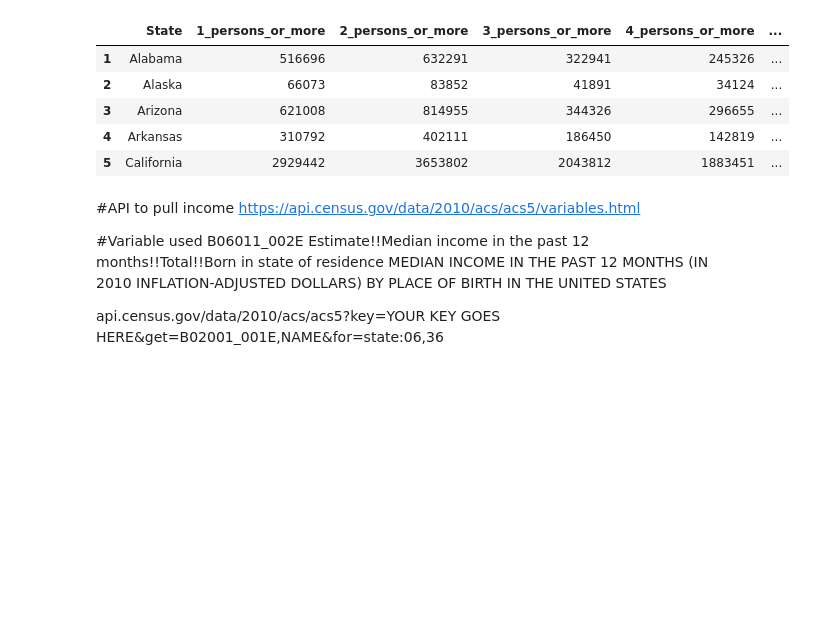
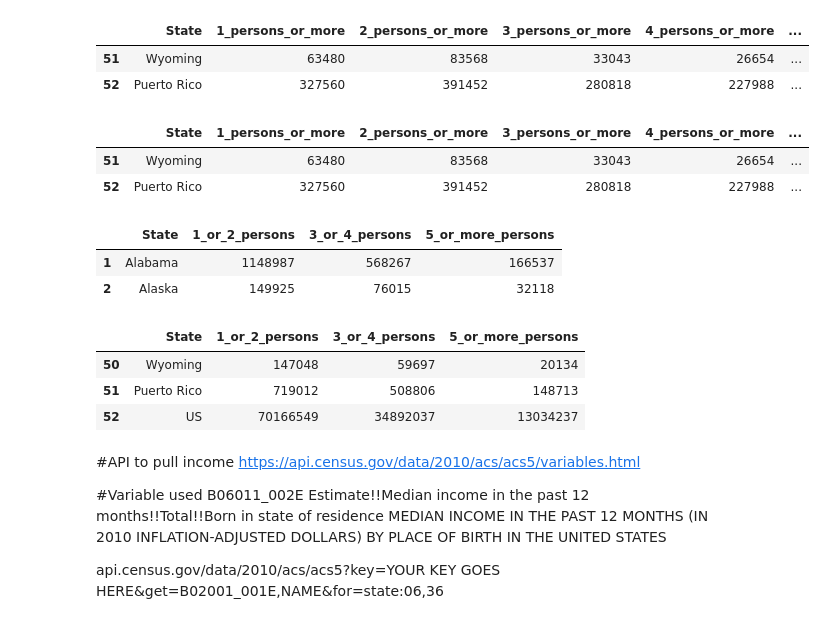
Before and after one commit to nancyculley/Medium-Data, a Jupyter notebook: Census.ipynb, the cells around one changed output. Cells and saved outputs as stored; diff of their text form; code cells hidden in the pictures; blank space fills up the shorter version.

```diff
--- a/Census.ipynb
+++ b/Census.ipynb
@@ -55,14 +82,34 @@ size = requests.get(house_size_url).json()
 # %%
 household_size_df = pd.DataFrame(size)
 household_size_df.columns = household_size_df.iloc[0]
 household_size_df = household_size_df.reindex(household_size_df.index.drop(0))
 household_size_df = household_size_df.rename(columns={"NAME":"State","H013002":"1_persons_or_more","H013003":"2_persons_or_more","H013004":"3_persons_or_more","H013005":"4_persons_or_more","H013006":"5_persons_or_more","H013007":"6_persons_or_more","H013008":"7_persons_or_more"})
 del household_size_df['state']
-household_size_df.head()
+household_size_df.tail(2)
 # %% [output]
 |  | State | 1_persons_or_more | 2_persons_or_more | 3_persons_or_more | 4_persons_or_more | ... |
-| 1 | Alabama | 516696 | 632291 | 322941 | 245326 | ... |
-| 2 | Alaska | 66073 | 83852 | 41891 | 34124 | ... |
-| 3 | Arizona | 621008 | 814955 | 344326 | 296655 | ... |
-| 4 | Arkansas | 310792 | 402111 | 186450 | 142819 | ... |
-| 5 | California | 2929442 | 3653802 | 2043812 | 1883451 | ... |
+| 51 | Wyoming | 63480 | 83568 | 33043 | 26654 | ... |
+| 52 | Puerto Rico | 327560 | 391452 | 280818 | 227988 | ... |
+# %%
+#Function to sum columns
+def sum_household_by_column(frame, new_col_name, list_of_cols_to_sum):
+    frame[new_col_name] = frame[list_of_cols_to_sum].astype(int).sum(axis=1)
+    return(frame)
+
+#Create new columns with total of combined
+household_size_df = sum_household_by_column(household_size_df, '1_or_2_persons', ['1_persons_or_more','2_persons_or_more'])
+household_size_df = sum_household_by_column(household_size_df, '3_or_4_persons', ['3_persons_or_more','4_persons_or_more'])
+household_size_df = sum_household_by_column(household_size_df, '5_or_more_persons', ['5_persons_or_more','6_persons_or_more','7_persons_or_more'])
+household_size_df.tail(2)
+# %% [output]
+|  | State | 1_persons_or_more | 2_persons_or_more | 3_persons_or_more | 4_persons_or_more | ... |
+| 51 | Wyoming | 63480 | 83568 | 33043 | 26654 | ... |
+| 52 | Puerto Rico | 327560 | 391452 | 280818 | 227988 | ... |
+# %%
+#DF with only new totaled sums
+household_size_df = household_size_df[['State','1_or_2_persons','3_or_4_persons','5_or_more_persons']]
+household_size_df.head(2)
+# %% [output]
+|  | State | 1_or_2_persons | 3_or_4_persons | 5_or_more_persons |
+| 1 | Alabama | 1148987 | 568267 | 166537 |
+| 2 | Alaska | 149925 | 76015 | 32118 |
@@ -69,3 +129,10 @@ household_size_df.head()
+# %%
+household_size_df.tail(3)
+# %% [output]
+|  | State | 1_or_2_persons | 3_or_4_persons | 5_or_more_persons |
+| 50 | Wyoming | 147048 | 59697 | 20134 |
+| 51 | Puerto Rico | 719012 | 508806 | 148713 |
+| 52 | US | 70166549 | 34892037 | 13034237 |
 # %% [markdown]
 #API to pull income
 https://api.census.gov/data/2010/acs/acs5/variables.html
```
Also changed, not shown: parts of 32 cells of this notebook, 1 other file.
